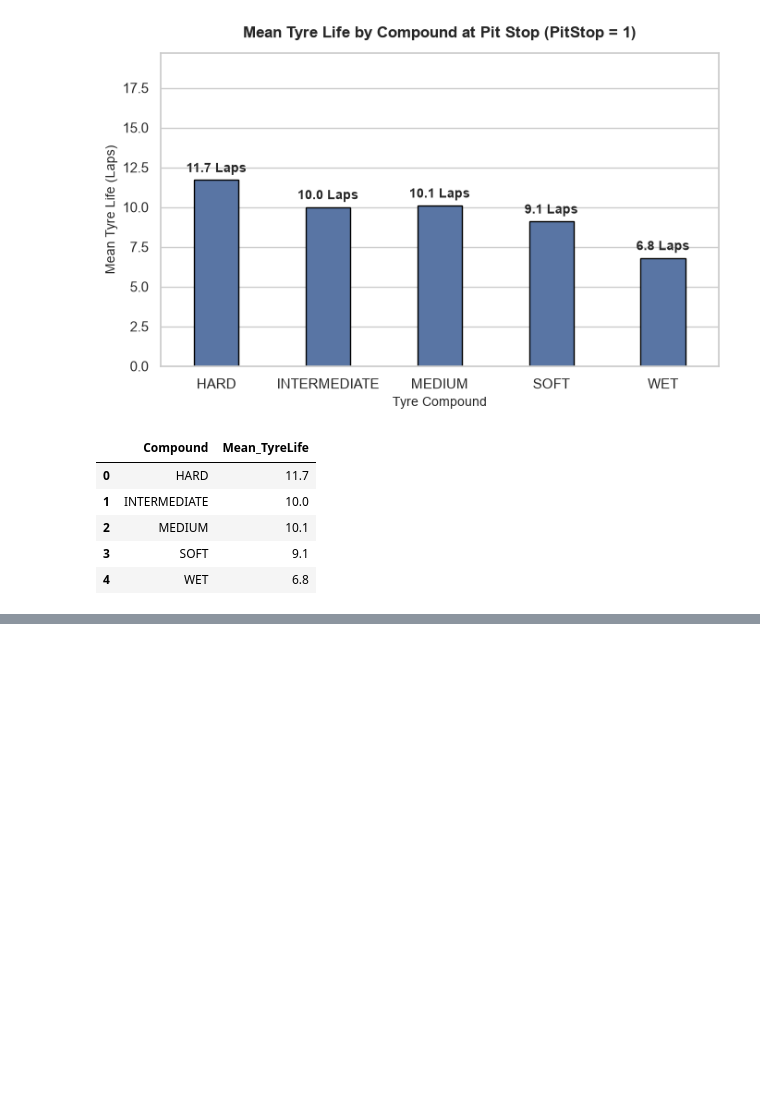
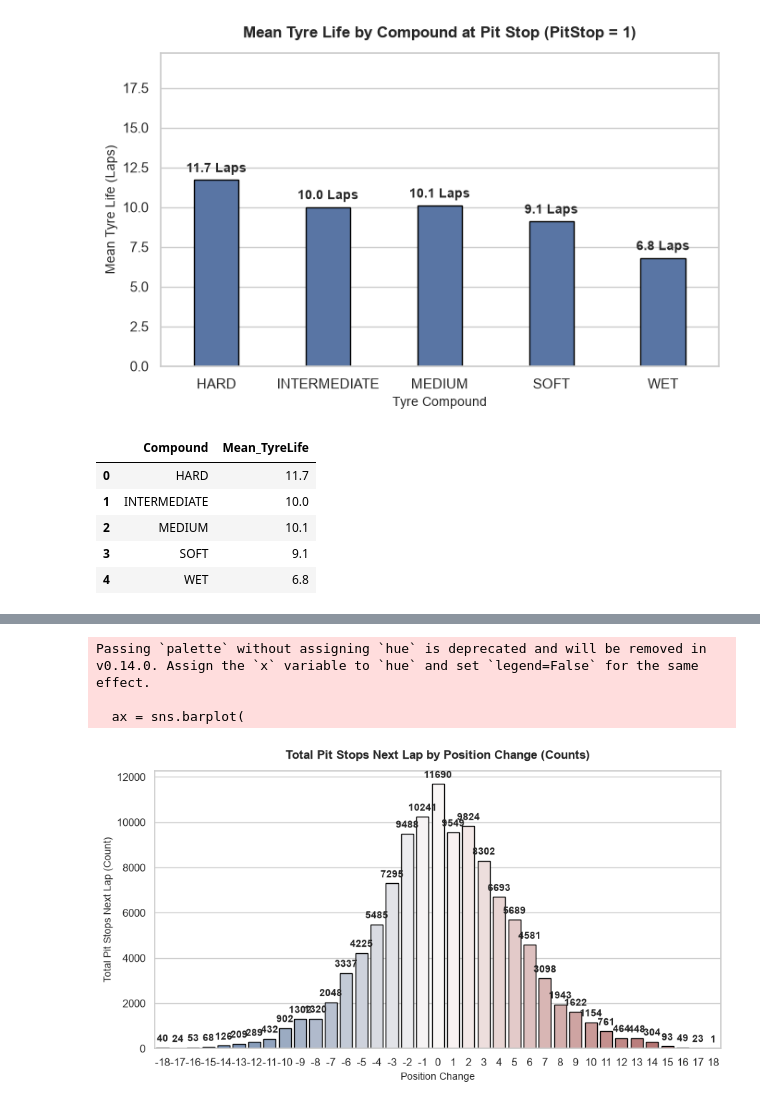
Before and after one commit to DarshakJ/F1_Pit_prediction, a Jupyter notebook: EDA/eda_only_v1.ipynb, the cells around one changed output, grey strips where cells are left out. Saved outputs shown, nothing was run; the diff lists cells and outputs as text; code cells hidden in the pictures; blank space fills up the shorter version.

```diff
--- a/EDA/eda_only_v1.ipynb
+++ b/EDA/eda_only_v1.ipynb
@@ -1658,0 +1725,80 @@ plot_mean_tyrelife_by_compound(df_train_merged)
+# %%
+import pandas as pd
+import matplotlib.pyplot as plt
+import seaborn as sns
+
+def plot_pit_next_lap_count_vs_position_change(df: pd.DataFrame, save_path: str = None) -> pd.DataFrame:
+    """
+    Plots the absolute total count of pit stops on the next lap per Position_Change,
+    ensuring Position_Change is cast to an integer.
+
+    Parameters:
+    ----------
+    df : pd.DataFrame
+        Input DataFrame containing Position and PitStop columns.
+    save_path : str, optional
+        File path to save the generated figure.
+
+    Returns:
+    -------
+    pd.DataFrame
+        Aggregated table with Position_Change (int) and total PitStop_Count.
+    """
+    df_processed = df.copy()
+
+
+
+    # Filter for instances where PitNextLap == 1 and drop NaNs
+    pit_data = df_processed[df_processed['PitNextLap'] == 1].dropna(subset=['Position_Change']).copy()
+
+    # Cast Position_Change to int
+    pit_data['Position_Change'] = pit_data['Position_Change'].astype(int)
+
+    # Aggregate counts
+    summary = (
+        pit_data.groupby('Position_Change', as_index=False)['PitNextLap']
+        .count()
+        .rename(columns={'PitNextLap': 'PitStop_Count'})
+    )
+
+    # Plotting
+    sns.set_theme(style="whitegrid")
+    plt.figure(figsize=(9, 5))
+
+    ax = sns.barplot(
+        data=summary,
+        x='Position_Change',
+        y='PitStop_Count',
+        palette='vlag',
+        edgecolor='black'
+    )
+
+    # Annotate bar values
+    for p in ax.patches:
+        height = p.get_height()
+        if height > 0:
+            ax.annotate(
+                f'{int(height)}',
+                (p.get_x() + p.get_width() / 2., height),
+                ha='center', va='bottom',
+                fontsize=10, fontweight='bold', xytext=(0, 4),
+                textcoords='offset points'
+            )
+
+    plt.title('Total Pit Stops Next Lap by Position Change (Counts)', fontweight='bold', fontsize=12, pad=12)
+    plt.xlabel('Position Change', fontsize=10)
+    plt.ylabel('Total Pit Stops Next Lap (Count)', fontsize=10)
+    plt.tight_layout()
+
+    if save_path:
+        plt.savefig(save_path, dpi=300)
+    plt.show()
+
+    # return summary
+
+plot_pit_next_lap_count_vs_position_change(df_train_merged_fe)
+# %% [output]
+Passing `palette` without assigning `hue` is deprecated and will be removed in v0.14.0. Assign the `x` variable to `hue` and set `legend=False` for the same effect.
+
+  ax = sns.barplot(
+[figure, added]
```
Also changed, not shown: parts of 3 cells of this notebook.
